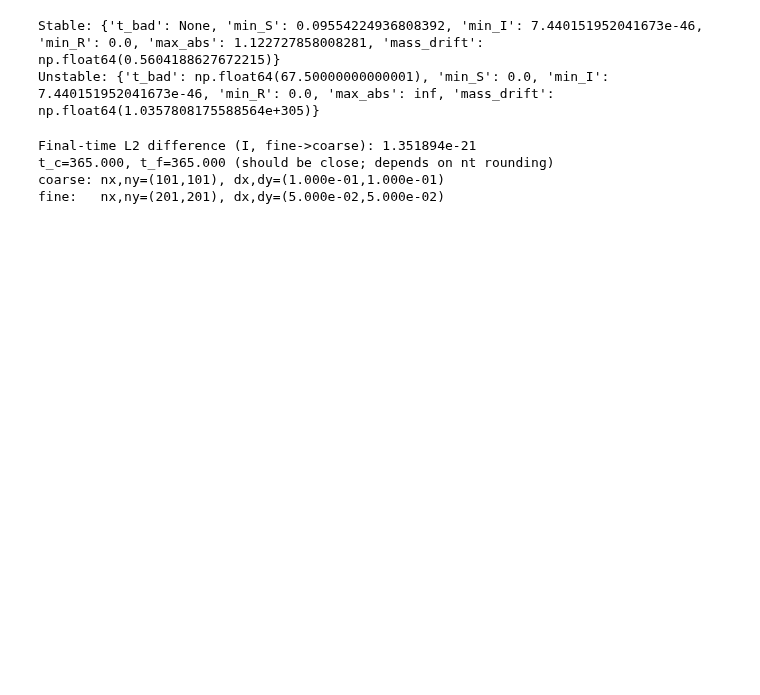
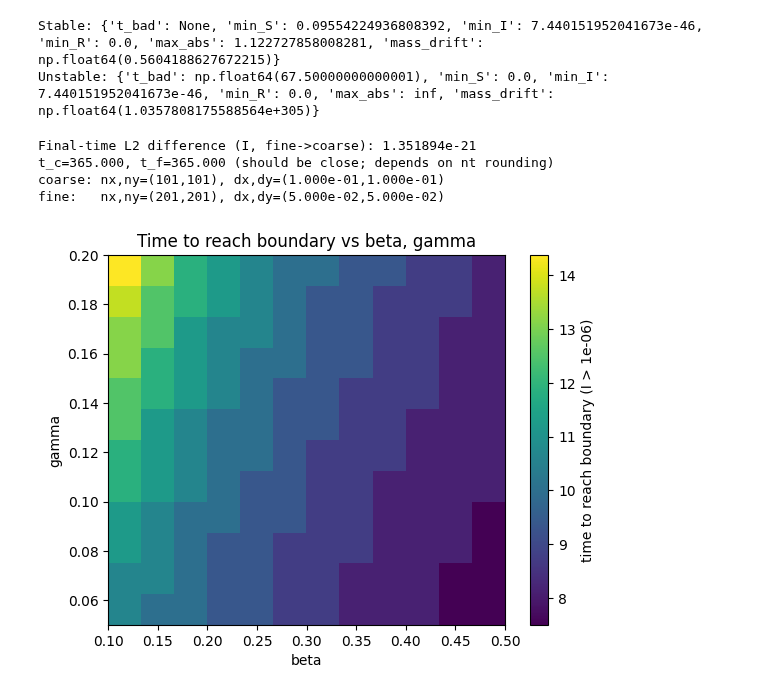
Before and after one commit to aeblik/SIR-Model, a Jupyter notebook: model/dynamic_sir_2d.ipynb, the cells around one changed output. Cells and saved outputs as stored; diff of their text form; code cells hidden in the pictures; blank space fills up the shorter version.

```diff
--- a/model/dynamic_sir_2d.ipynb
+++ b/model/dynamic_sir_2d.ipynb
@@ -854,3 +794,45 @@ Final-time L2 difference (I, fine->coarse): 1.351894e-21
 t_c=365.000, t_f=365.000 (should be close; depends on nt rounding)
 coarse: nx,ny=(101,101), dx,dy=(1.000e-01,1.000e-01)
 fine:   nx,ny=(201,201), dx,dy=(5.000e-02,5.000e-02)
+# %%
+tau = 1e-6  # threshold for "arrived" (adjust if needed)
+
+# boundary mask (ny,nx)
+boundary = np.zeros((ny, nx), dtype=bool)
+boundary[0, :] = True
+boundary[-1, :] = True
+boundary[:, 0] = True
+boundary[:, -1] = True
+
+def time_to_reach_boundary(beta_val, gamma_val, tau, boundary_mask):
+    S0, I0, R0, _, _ = initial_conditions(nx, ny, Lx, Ly)
+    times_tmp, snaps_tmp = run_simulation(
+        S0, I0, R0,
+        beta=beta_val, gamma=gamma_val,
+        Ds=Ds, Di=Di,
+        dx=dx, dy=dy,
+        dt=dt, nt=nt,
+        store_every=50
+    )
+    for t, (S_snap, I_snap, R_snap) in zip(times_tmp, snaps_tmp):
+        if np.any(I_snap[boundary_mask] > tau):
+            return float(t)
+    return np.nan
+
+T_boundary = np.full((len(gammas), len(betas)), np.nan, dtype=float)
+
+for i_g, g in enumerate(tqdm(gammas, desc="gamma sweep")):
+    for i_b, b in enumerate(betas):
+        T_boundary[i_g, i_b] = time_to_reach_boundary(b, g, tau, boundary)
+
+# plot as heatmap (gamma on y-axis, beta on x-axis)
+plt.figure()
+im = plt.imshow(T_boundary, origin="lower", aspect="auto",
+                extent=[betas.min(), betas.max(), gammas.min(), gammas.max()])
+plt.colorbar(im, label=f"time to reach boundary (I > {tau:g})")
+plt.xlabel("beta")
+plt.ylabel("gamma")
+plt.title("Time to reach boundary vs beta, gamma")
+plt.show()
+# %% [output]
+[figure, added]
```
Also changed, not shown: parts of 5 cells of this notebook, 3 other files.
